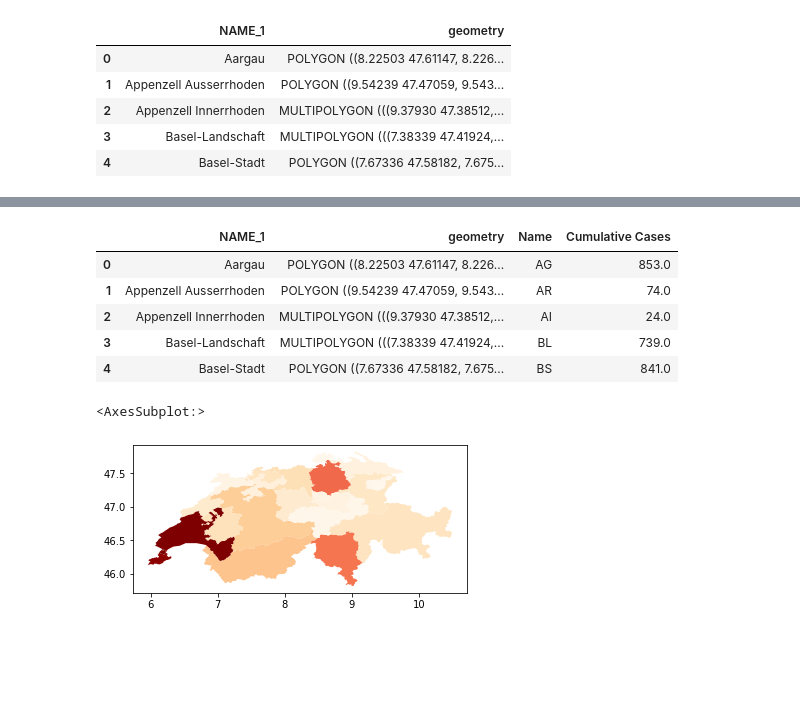
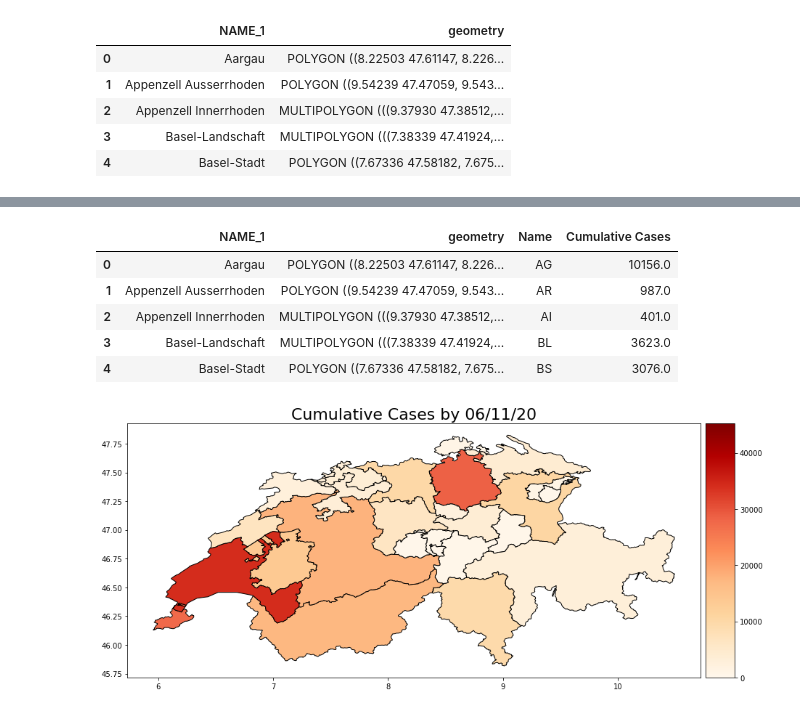
Before and after one commit to Ronnocsep/Covid19-Geospatial-Analysis, a Jupyter notebook: Switzerland Covid.ipynb, the cells around one changed output, grey strips where cells are left out. Drawn from its saved outputs; the diff is of its cells as text; code cells hidden in the pictures; blank space fills up the shorter version.

```diff
--- a/Switzerland Covid.ipynb
+++ b/Switzerland Covid.ipynb
@@ -210,19 +210,33 @@ display(max_cases)
 def get_cases_on(a_date):
     days_cases = covid_df_clean[covid_df_clean["Date"] == a_date].set_index("Canton")["Cumulative Cases"]
     return canton_df.merge(days_cases, left_on = "Name", right_index=True)
-# %%
-test = get_cases_on(pd.to_datetime("9/04/20", dayfirst=True))
-display(test.head())
-test.plot(column="Cumulative Cases", cmap="OrRd")
-# %% [output]
-|  | NAME_1 | geometry | Name | Cumulative Cases |
-| 0 | Aargau | POLYGON ((8.22503 47.61147, 8.226... | AG | 853.0 |
-| 1 | Appenzell Ausserrhoden | POLYGON ((9.54239 47.47059, 9.543... | AR | 74.0 |
-| 2 | Appenzell Innerrhoden | MULTIPOLYGON (((9.37930 47.38512,... | AI | 24.0 |
-| 3 | Basel-Landschaft | MULTIPOLYGON (((7.38339 47.41924,... | BL | 739.0 |
-| 4 | Basel-Stadt | POLYGON ((7.67336 47.58182, 7.675... | BS | 841.0 |
-<AxesSubplot:>
-[figure, removed]
+# %%
+#Make an example cumulative cases image for read_me file
+
+'''
+test = get_cases_on(pd.to_datetime("6/11/20", dayfirst=True))
+display(test.head())
+
+#Deal with legend
+fig, ax = plt.subplots(1,1, figsize=(15,15))
+
+from mpl_toolkits.axes_grid1 import make_axes_locatable
+divider = make_axes_locatable(ax)
+cax = divider.append_axes("right", size="5%", pad=0.1)
+
+test.plot(ax=ax, cax=cax, column="Cumulative Cases", edgecolor="black", cmap="OrRd", vmin=0, vmax=max_cases, legend=True)
+ax.set_title("Cumulative Cases by 06/11/20", fontsize=22)
+
+plt.savefig("/Users/connorhughes/Desktop/cumulative_ex_2020-11-06.png", bbox_inches='tight')
+'''
+# %% [output]
+|  | NAME_1 | geometry | Name | Cumulative Cases |
+| 0 | Aargau | POLYGON ((8.22503 47.61147, 8.226... | AG | 10156.0 |
+| 1 | Appenzell Ausserrhoden | POLYGON ((9.54239 47.47059, 9.543... | AR | 987.0 |
+| 2 | Appenzell Innerrhoden | MULTIPOLYGON (((9.37930 47.38512,... | AI | 401.0 |
+| 3 | Basel-Landschaft | MULTIPOLYGON (((7.38339 47.41924,... | BL | 3623.0 |
+| 4 | Basel-Stadt | POLYGON ((7.67336 47.58182, 7.675... | BS | 3076.0 |
+[figure, added]
 # %%
 def get_plot_by_date(a_date_str):
     data = get_cases_on(pd.to_datetime(a_date_str))
```
Also changed, not shown: parts of 12 cells of this notebook, 5 other files.
